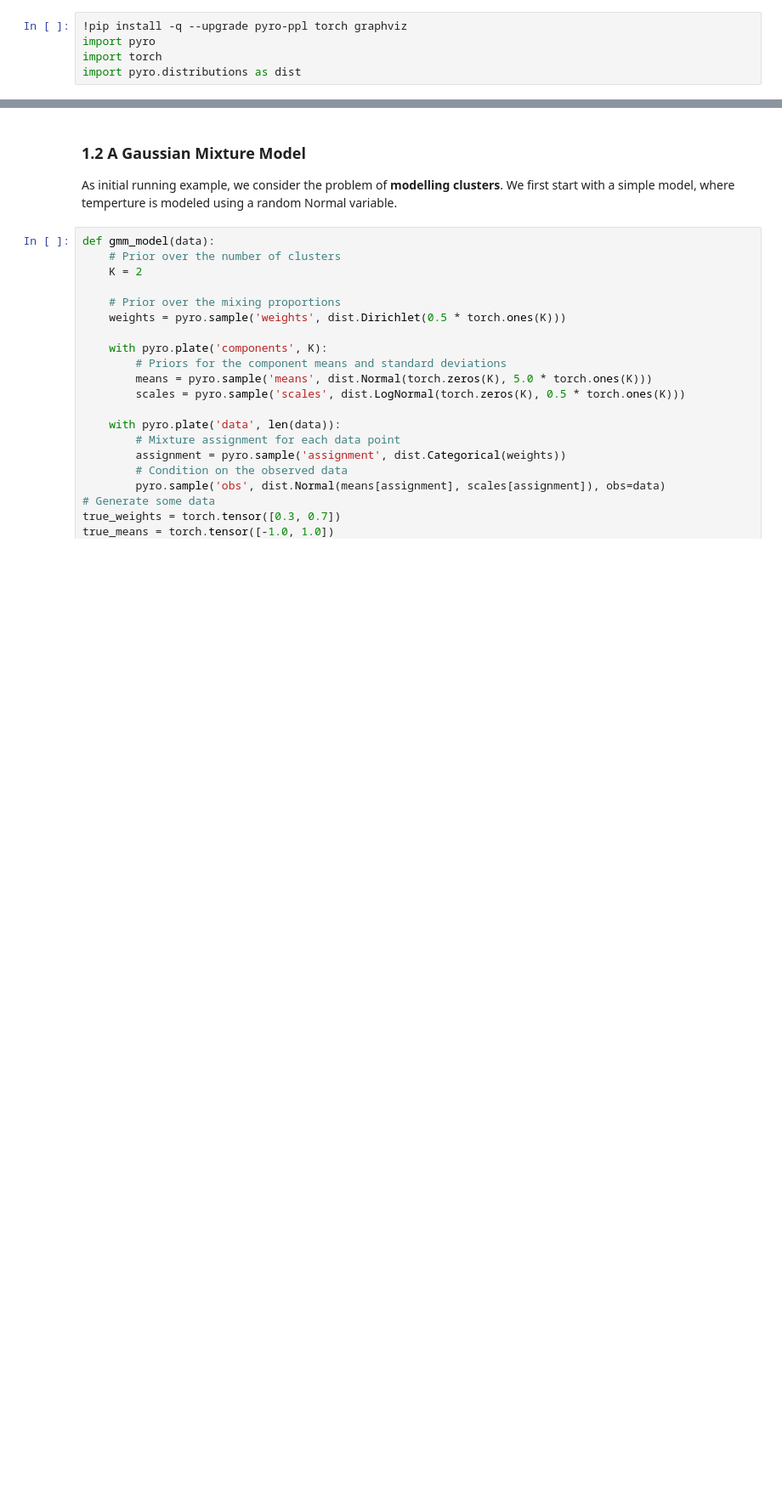
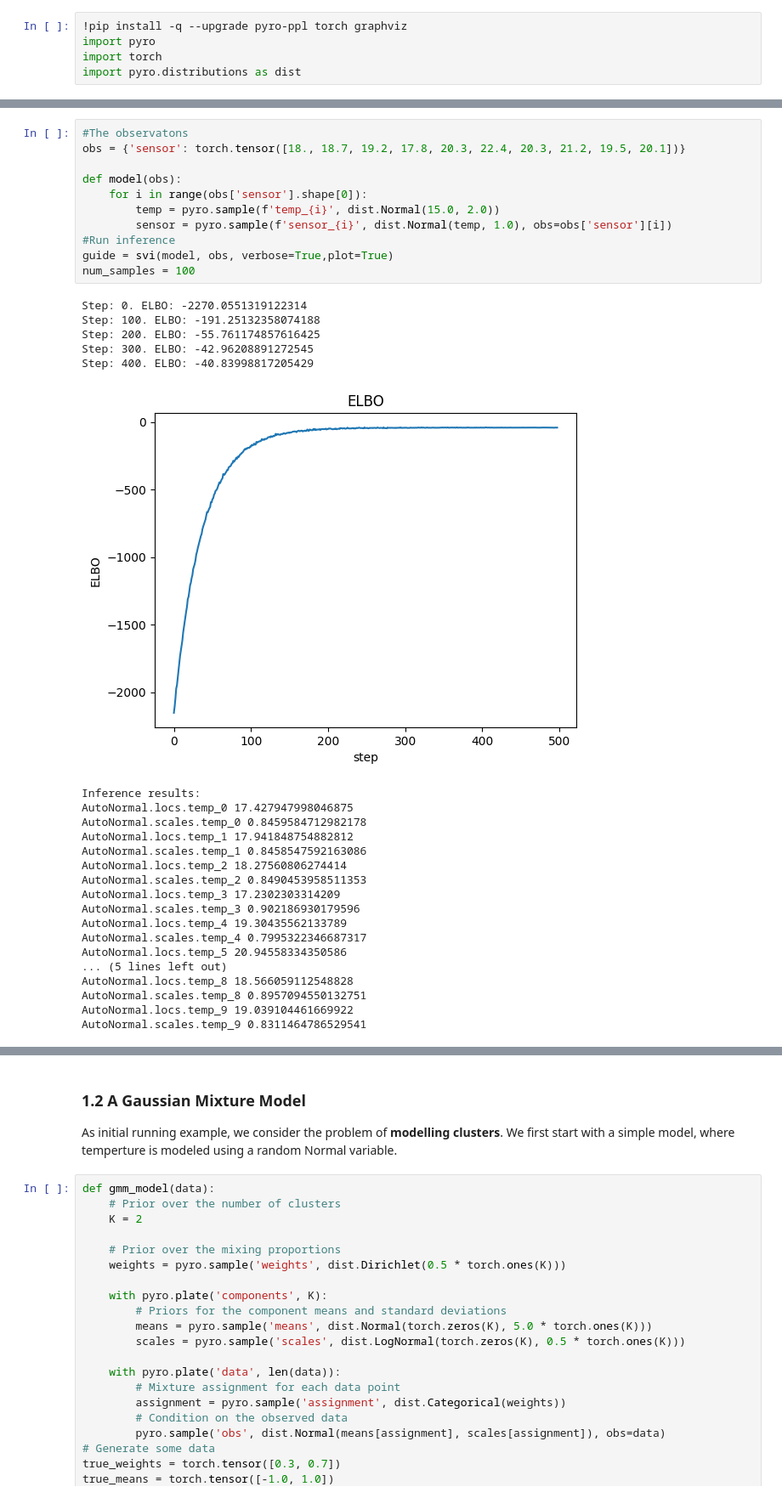
Before and after one commit to Mtlukasik/PyroNotebooks, a Jupyter notebook: BasicProbModelsPyro.ipynb, the cells around one changed output, grey strips where cells are left out. Shown: that part at 85% size. Drawn from its saved outputs; the diff is of its cells as text; blank space fills up the shorter version.

```diff
--- a/BasicProbModelsPyro.ipynb
+++ b/BasicProbModelsPyro.ipynb
@@ -44,0 +144,35 @@ pyro.render_model(model, render_distributions=True)
+# %%
+#The observatons
+obs = {'sensor': torch.tensor([18., 18.7, 19.2, 17.8, 20.3, 22.4, 20.3, 21.2, 19.5, 20.1])}
+
+def model(obs):
+    for i in range(obs['sensor'].shape[0]):
+        temp = pyro.sample(f'temp_{i}', dist.Normal(15.0, 2.0))
+        sensor = pyro.sample(f'sensor_{i}', dist.Normal(temp, 1.0), obs=obs['sensor'][i])
+#Run inference
+guide = svi(model, obs, verbose=True,plot=True)
+num_samples = 100
+# %% [output]
+Step: 0. ELBO: -2270.0551319122314
+Step: 100. ELBO: -191.25132358074188
+Step: 200. ELBO: -55.761174857616425
+Step: 300. ELBO: -42.96208891272545
+Step: 400. ELBO: -40.83998817205429
+[figure, added]
+Inference results:
+AutoNormal.locs.temp_0 17.427947998046875
+AutoNormal.scales.temp_0 0.8459584712982178
+AutoNormal.locs.temp_1 17.941848754882812
+AutoNormal.scales.temp_1 0.8458547592163086
+AutoNormal.locs.temp_2 18.27560806274414
+AutoNormal.scales.temp_2 0.8490453958511353
+AutoNormal.locs.temp_3 17.2302303314209
+AutoNormal.scales.temp_3 0.902186930179596
+AutoNormal.locs.temp_4 19.30435562133789
+AutoNormal.scales.temp_4 0.7995322346687317
+AutoNormal.locs.temp_5 20.94558334350586
+... (5 lines left out)
+AutoNormal.locs.temp_8 18.566059112548828
+AutoNormal.scales.temp_8 0.8957094550132751
+AutoNormal.locs.temp_9 19.039104461669922
+AutoNormal.scales.temp_9 0.8311464786529541
```
Also changed, not shown: parts of 14 cells of this notebook.
